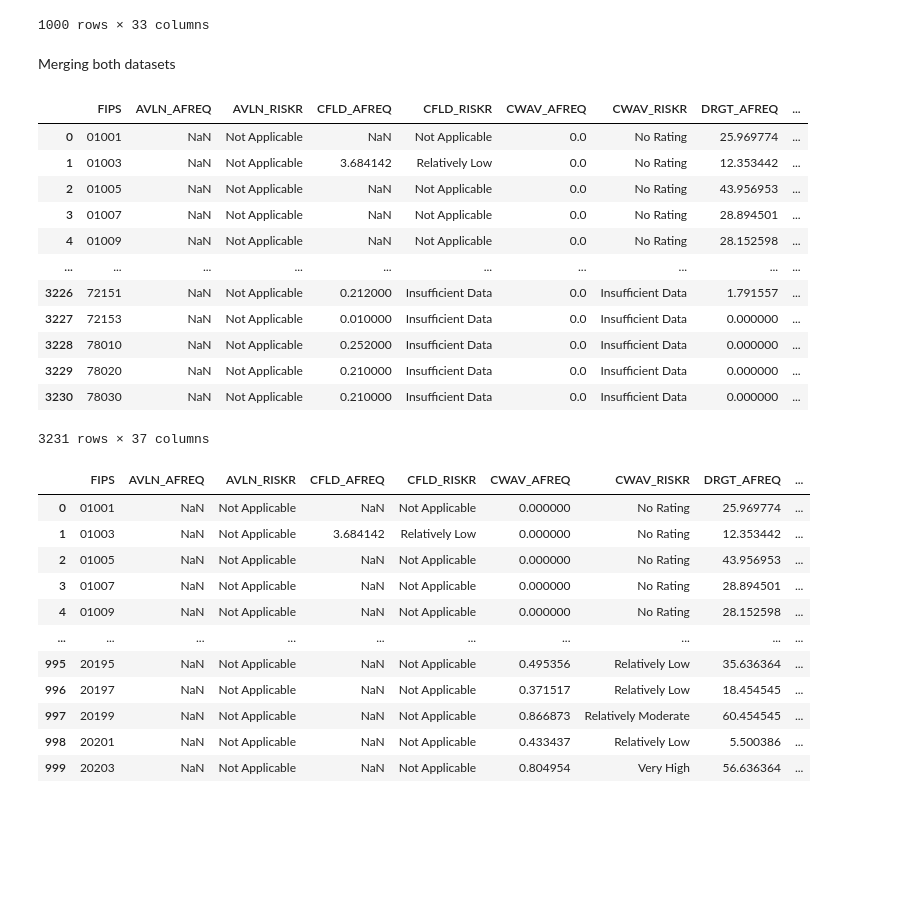
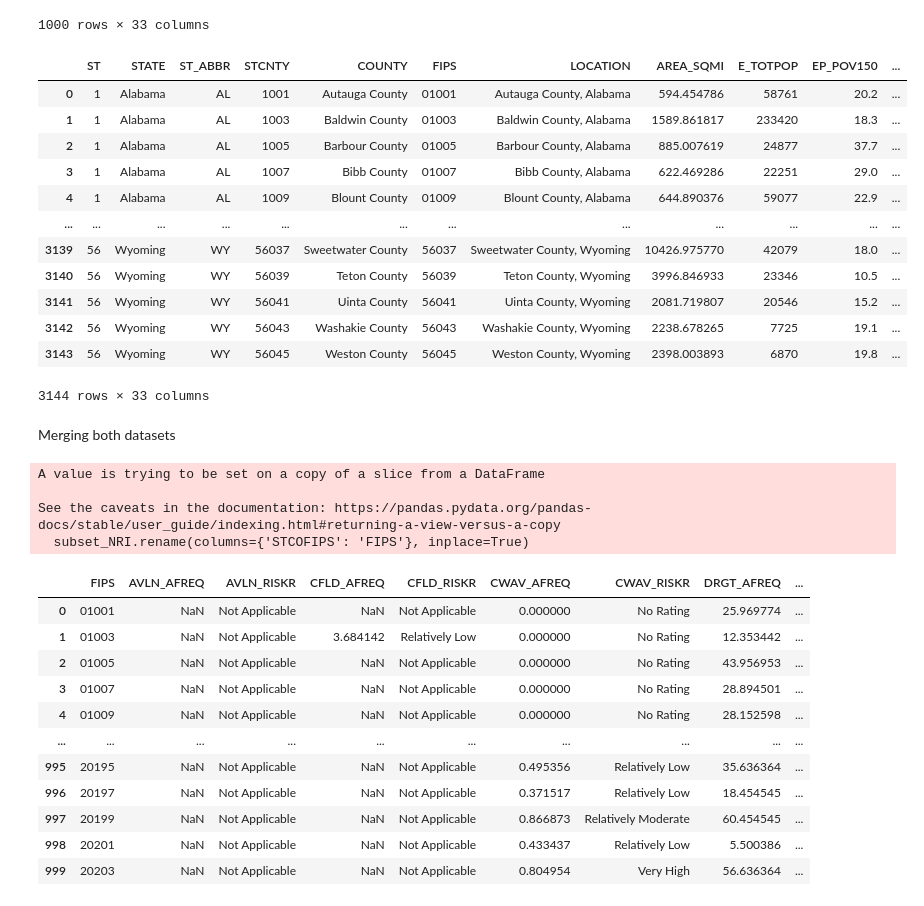
Before and after one commit to aroacs100/PRGS-Intro-to-ML-2024, a Jupyter notebook: code/01_clean_data.ipynb, the cells around one changed output. Drawn from its saved outputs; the diff is of its cells as text; code cells hidden in the pictures; blank space fills up the shorter version.

```diff
--- a/code/01_clean_data.ipynb
+++ b/code/01_clean_data.ipynb
@@ -52,24 +52,31 @@ subset_SVI.head(1000)
 | 998 | 21 | Kentucky | KY | 21007 | Ballard County | 21007 | Ballard County, Kentucky | 247.094722 | 7742 | 25.9 | ... |
 | 999 | 21 | Kentucky | KY | 21009 | Barren County | 21009 | Barren County, Kentucky | 487.364968 | 44511 | 31.9 | ... |
 1000 rows × 33 columns
+# %%
+subset_SVI.rename(columns={'FIPS':'FIPS'})
+# %% [output]
+|  | ST | STATE | ST_ABBR | STCNTY | COUNTY | FIPS | LOCATION | AREA_SQMI | E_TOTPOP | EP_POV150 | ... |
+| 0 | 1 | Alabama | AL | 1001 | Autauga County | 01001 | Autauga County, Alabama | 594.454786 | 58761 | 20.2 | ... |
+| 1 | 1 | Alabama | AL | 1003 | Baldwin County | 01003 | Baldwin County, Alabama | 1589.861817 | 233420 | 18.3 | ... |
+| 2 | 1 | Alabama | AL | 1005 | Barbour County | 01005 | Barbour County, Alabama | 885.007619 | 24877 | 37.7 | ... |
+| 3 | 1 | Alabama | AL | 1007 | Bibb County | 01007 | Bibb County, Alabama | 622.469286 | 22251 | 29.0 | ... |
+| 4 | 1 | Alabama | AL | 1009 | Blount County | 01009 | Blount County, Alabama | 644.890376 | 59077 | 22.9 | ... |
+| ... | ... | ... | ... | ... | ... | ... | ... | ... | ... | ... | ... |
+| 3139 | 56 | Wyoming | WY | 56037 | Sweetwater County | 56037 | Sweetwater County, Wyoming | 10426.975770 | 42079 | 18.0 | ... |
+| 3140 | 56 | Wyoming | WY | 56039 | Teton County | 56039 | Teton County, Wyoming | 3996.846933 | 23346 | 10.5 | ... |
+| 3141 | 56 | Wyoming | WY | 56041 | Uinta County | 56041 | Uinta County, Wyoming | 2081.719807 | 20546 | 15.2 | ... |
+| 3142 | 56 | Wyoming | WY | 56043 | Washakie County | 56043 | Washakie County, Wyoming | 2238.678265 | 7725 | 19.1 | ... |
+| 3143 | 56 | Wyoming | WY | 56045 | Weston County | 56045 | Weston County, Wyoming | 2398.003893 | 6870 | 19.8 | ... |
+3144 rows × 33 columns
 # %% [markdown]
 Merging both datasets
 # %%
-subset_NRI.rename(columns={'STCOFIPS': 'FIPS'})
+subset_NRI.rename(columns={'STCOFIPS': 'FIPS'}, inplace=True)
 # %% [output]
-|  | FIPS | AVLN_AFREQ | AVLN_RISKR | CFLD_AFREQ | CFLD_RISKR | CWAV_AFREQ | CWAV_RISKR | DRGT_AFREQ | ... |
-| 0 | 01001 | NaN | Not Applicable | NaN | Not Applicable | 0.0 | No Rating | 25.969774 | ... |
-| 1 | 01003 | NaN | Not Applicable | 3.684142 | Relatively Low | 0.0 | No Rating | 12.353442 | ... |
-| 2 | 01005 | NaN | Not Applicable | NaN | Not Applicable | 0.0 | No Rating | 43.956953 | ... |
-| 3 | 01007 | NaN | Not Applicable | NaN | Not Applicable | 0.0 | No Rating | 28.894501 | ... |
-| 4 | 01009 | NaN | Not Applicable | NaN | Not Applicable | 0.0 | No Rating | 28.152598 | ... |
-| ... | ... | ... | ... | ... | ... | ... | ... | ... | ... |
-| 3226 | 72151 | NaN | Not Applicable | 0.212000 | Insufficient Data | 0.0 | Insufficient Data | 1.791557 | ... |
-| 3227 | 72153 | NaN | Not Applicable | 0.010000 | Insufficient Data | 0.0 | Insufficient Data | 0.000000 | ... |
-| 3228 | 78010 | NaN | Not Applicable | 0.252000 | Insufficient Data | 0.0 | Insufficient Data | 0.000000 | ... |
-| 3229 | 78020 | NaN | Not Applicable | 0.210000 | Insufficient Data | 0.0 | Insufficient Data | 0.000000 | ... |
-| 3230 | 78030 | NaN | Not Applicable | 0.210000 | Insufficient Data | 0.0 | Insufficient Data | 0.000000 | ... |
-3231 rows × 37 columns
+A value is trying to be set on a copy of a slice from a DataFrame
+
+See the caveats in the documentation: https://pandas.pydata.org/pandas-docs/stable/user_guide/indexing.html#returning-a-view-versus-a-copy
+  subset_NRI.rename(columns={'STCOFIPS': 'FIPS'}, inplace=True)
 # %%
 merged_data = pd.merge(subset_NRI, subset_SVI, on='FIPS', how='outer')
 # %%
```
Also changed, not shown: parts of 3 cells of this notebook, 2 other files.
